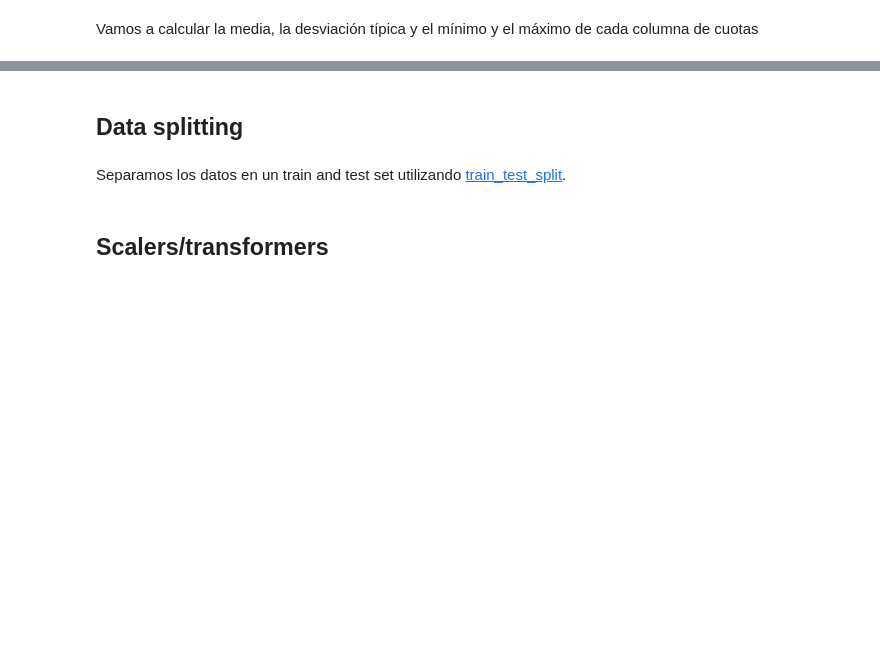
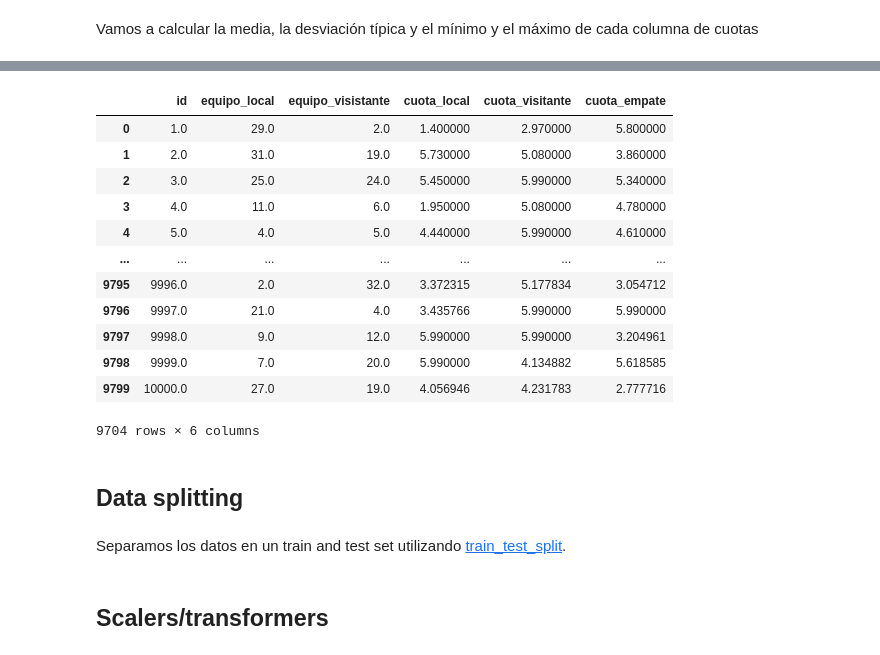
Before and after one commit to carlotamartin/Api_Casas_Apuestas, a Jupyter notebook: Api_Casas_Apuestas-main/Calculo_Cuota/Apuesta-Copy2.ipynb, the cells around one changed output, grey strips where cells are left out. Saved outputs shown, nothing was run; the diff lists cells and outputs as text; code cells hidden in the pictures; blank space fills up the shorter version.

```diff
--- a/Api_Casas_Apuestas-main/Calculo_Cuota/Apuesta-Copy2.ipynb
+++ b/Api_Casas_Apuestas-main/Calculo_Cuota/Apuesta-Copy2.ipynb
@@ -599,0 +626,3 @@ print(df)
+# %%
+df = pd.concat([unido, df_nuevo], ignore_index=True)
+print(df)
@@ -600,3 +647,21 @@ print(df)
+# %%
+df = df.drop_duplicates(subset='id', keep='first')
+# %%
+df
+# %% [output]
+|  | id | equipo_local | equipo_visistante | cuota_local | cuota_visitante | cuota_empate |
+| 0 | 1.0 | 29.0 | 2.0 | 1.400000 | 2.970000 | 5.800000 |
+| 1 | 2.0 | 31.0 | 19.0 | 5.730000 | 5.080000 | 3.860000 |
+| 2 | 3.0 | 25.0 | 24.0 | 5.450000 | 5.990000 | 5.340000 |
+| 3 | 4.0 | 11.0 | 6.0 | 1.950000 | 5.080000 | 4.780000 |
+| 4 | 5.0 | 4.0 | 5.0 | 4.440000 | 5.990000 | 4.610000 |
+| ... | ... | ... | ... | ... | ... | ... |
+| 9795 | 9996.0 | 2.0 | 32.0 | 3.372315 | 5.177834 | 3.054712 |
+| 9796 | 9997.0 | 21.0 | 4.0 | 3.435766 | 5.990000 | 5.990000 |
+| 9797 | 9998.0 | 9.0 | 12.0 | 5.990000 | 5.990000 | 3.204961 |
+| 9798 | 9999.0 | 7.0 | 20.0 | 5.990000 | 4.134882 | 5.618585 |
+| 9799 | 10000.0 | 27.0 | 19.0 | 4.056946 | 4.231783 | 2.777716 |
+9704 rows × 6 columns
 # %% [markdown]
 ## Data splitting
 # %%
```
Also changed, not shown: parts of 18 cells of this notebook, 2 other files.
